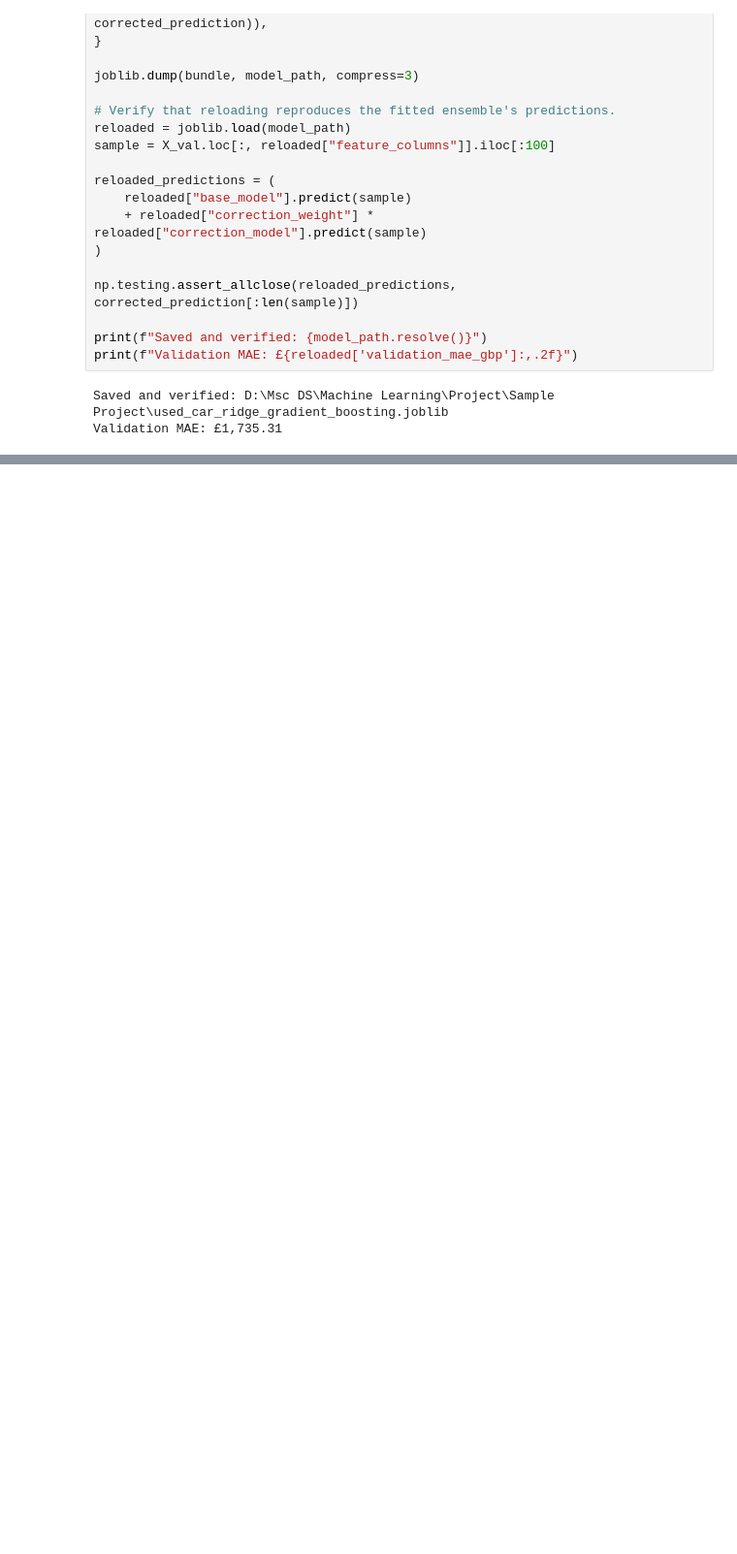
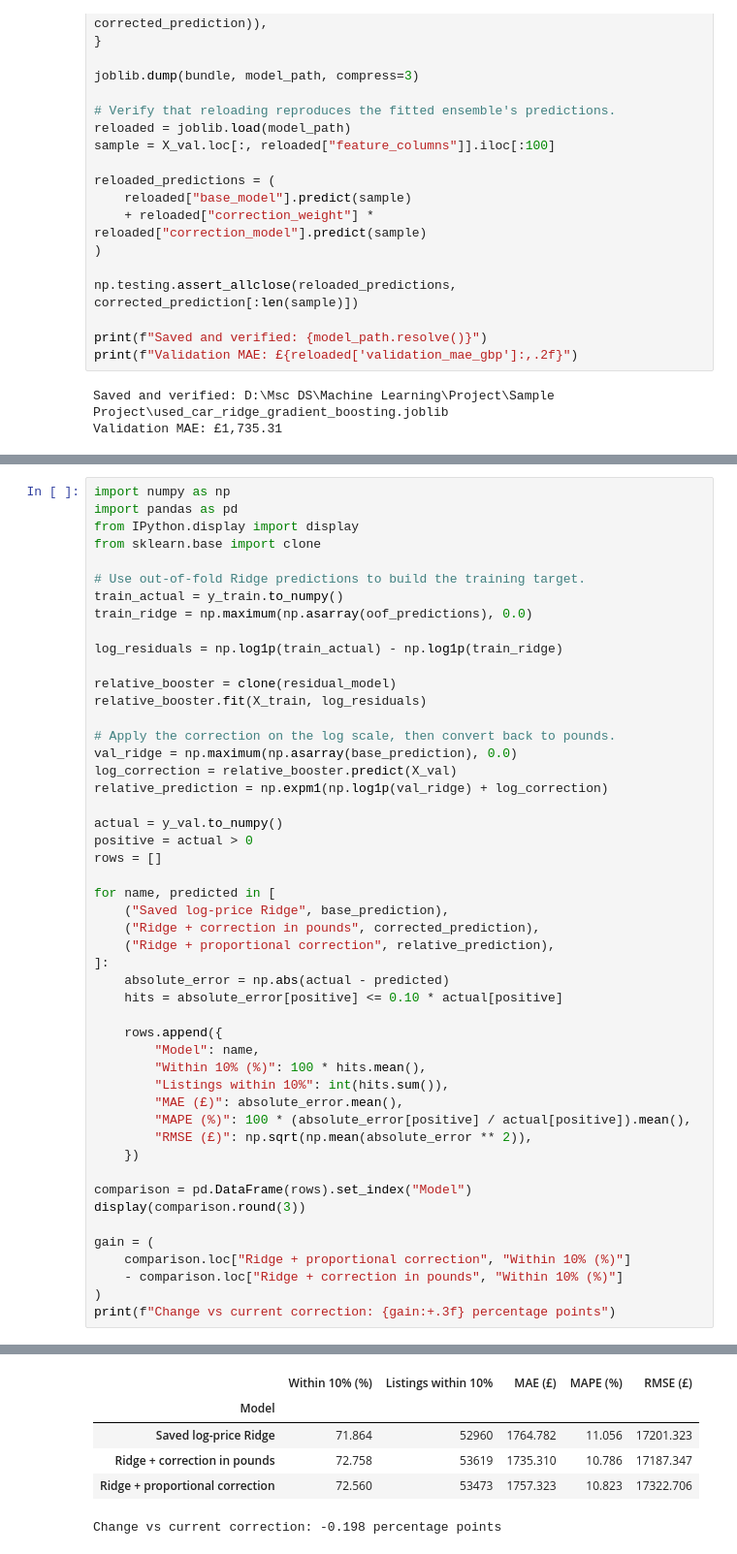
Before and after one commit to KevalPatodiya/ML_Project, a Jupyter notebook: linear_regression.ipynb, the cells around one changed output, grey strips where cells are left out. Shown at 97% size. Saved outputs shown, nothing was run; the diff lists cells and outputs as text; blank space fills up the shorter version.

```diff
--- a/linear_regression.ipynb
+++ b/linear_regression.ipynb
@@ -1001,0 +1194,50 @@ Validation MAE: £1,735.31
+# %%
+import numpy as np
+import pandas as pd
+from IPython.display import display
+from sklearn.base import clone
+
+# Use out-of-fold Ridge predictions to build the training target.
+train_actual = y_train.to_numpy()
+train_ridge = np.maximum(np.asarray(oof_predictions), 0.0)
+
+log_residuals = np.log1p(train_actual) - np.log1p(train_ridge)
+
+relative_booster = clone(residual_model)
+relative_booster.fit(X_train, log_residuals)
+
+# Apply the correction on the log scale, then convert back to pounds.
+val_ridge = np.maximum(np.asarray(base_prediction), 0.0)
+log_correction = relative_booster.predict(X_val)
+relative_prediction = np.expm1(np.log1p(val_ridge) + log_correction)
+
+actual = y_val.to_numpy()
+positive = actual > 0
+rows = []
+
+for name, predicted in [
+    ("Saved log-price Ridge", base_prediction),
+    ("Ridge + correction in pounds", corrected_prediction),
+    ("Ridge + proportional correction", relative_prediction),
+]:
+    absolute_error = np.abs(actual - predicted)
+    hits = absolute_error[positive] <= 0.10 * actual[positive]
+
+    rows.append({
+        "Model": name,
+        "Within 10% (%)": 100 * hits.mean(),
+        "Listings within 10%": int(hits.sum()),
+        "MAE (£)": absolute_error.mean(),
+        "MAPE (%)": 100 * (absolute_error[positive] / actual[positive]).mean(),
+        "RMSE (£)": np.sqrt(np.mean(absolute_error ** 2)),
+    })
+
+comparison = pd.DataFrame(rows).set_index("Model")
+display(comparison.round(3))
+
+gain = (
+    comparison.loc["Ridge + proportional correction", "Within 10% (%)"]
+    - comparison.loc["Ridge + correction in pounds", "Within 10% (%)"]
+)
+print(f"Change vs current correction: {gain:+.3f} percentage points")
+# %% [output]
@@ -1001,0 +1258,6 @@ Validation MAE: £1,735.31
+|  | Within 10% (%) | Listings within 10% | MAE (£) | MAPE (%) | RMSE (£) |
+| Model |  |  |  |  |  |
+| Saved log-price Ridge | 71.864 | 52960 | 1764.782 | 11.056 | 17201.323 |
+| Ridge + correction in pounds | 72.758 | 53619 | 1735.310 | 10.786 | 17187.347 |
+| Ridge + proportional correction | 72.560 | 53473 | 1757.323 | 10.823 | 17322.706 |
+Change vs current correction: -0.198 percentage points
```
Also changed, not shown: parts of 9 cells of this notebook.
